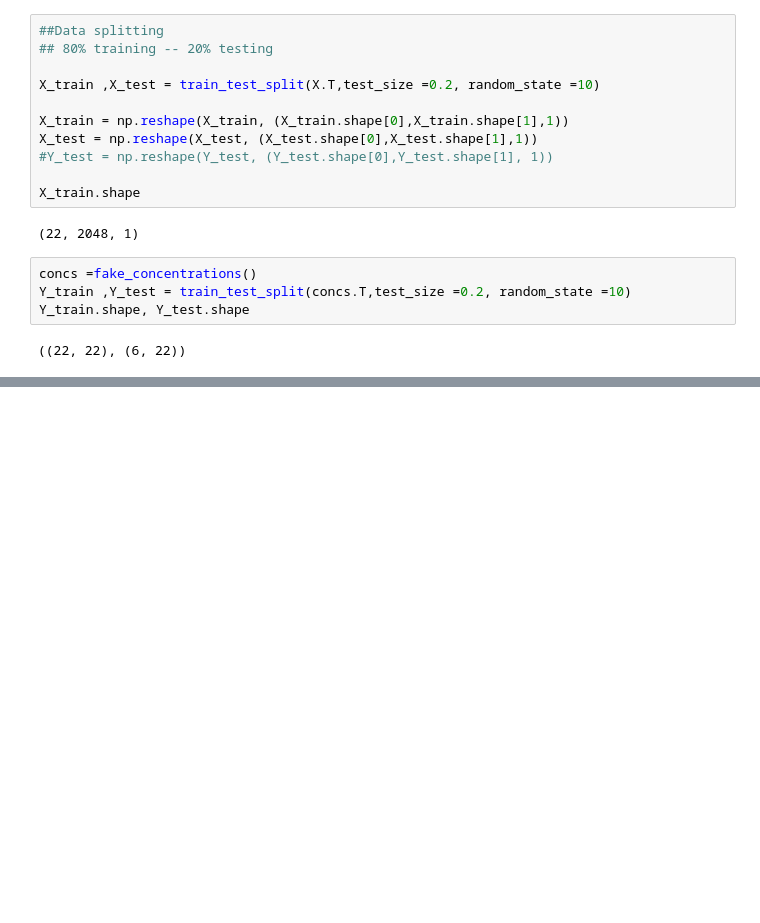
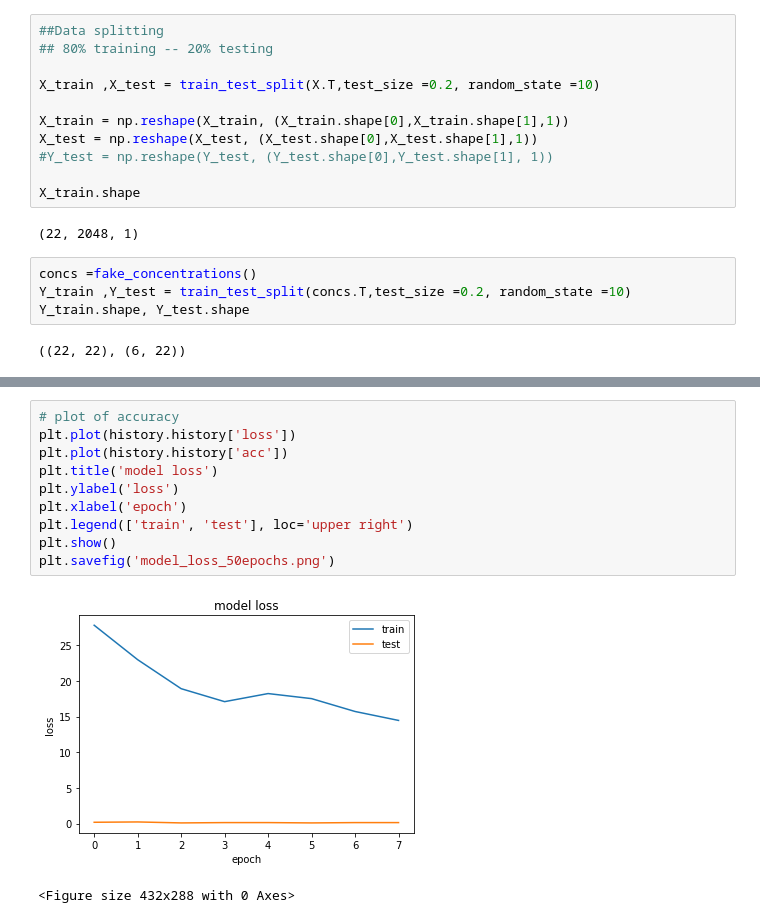
Before and after one commit to DrCod/MRS, a Jupyter notebook: notebooks/mrs_model.ipynb, the cells around one changed output, grey strips where cells are left out. Cells and saved outputs as stored; diff of their text form; blank space fills up the shorter version.

```diff
--- a/notebooks/mrs_model.ipynb
+++ b/notebooks/mrs_model.ipynb
@@ -222,4 +224,17 @@ plt.savefig('model_loss_50epochs.png')
 <Figure size 432x288 with 0 Axes>
+# %%
+# plot of accuracy
+plt.plot(history.history['loss'])
+plt.plot(history.history['acc'])
+plt.title('model loss')
+plt.ylabel('loss')
+plt.xlabel('epoch')
+plt.legend(['train', 'test'], loc='upper right')
+plt.show()
+plt.savefig('model_loss_50epochs.png')
+# %% [output]
+[figure, added]
+<Figure size 432x288 with 0 Axes>
 # %%
 firstModel = get_model()
 firstModel.summary()
```
Also changed, not shown: parts of 11 cells of this notebook.
